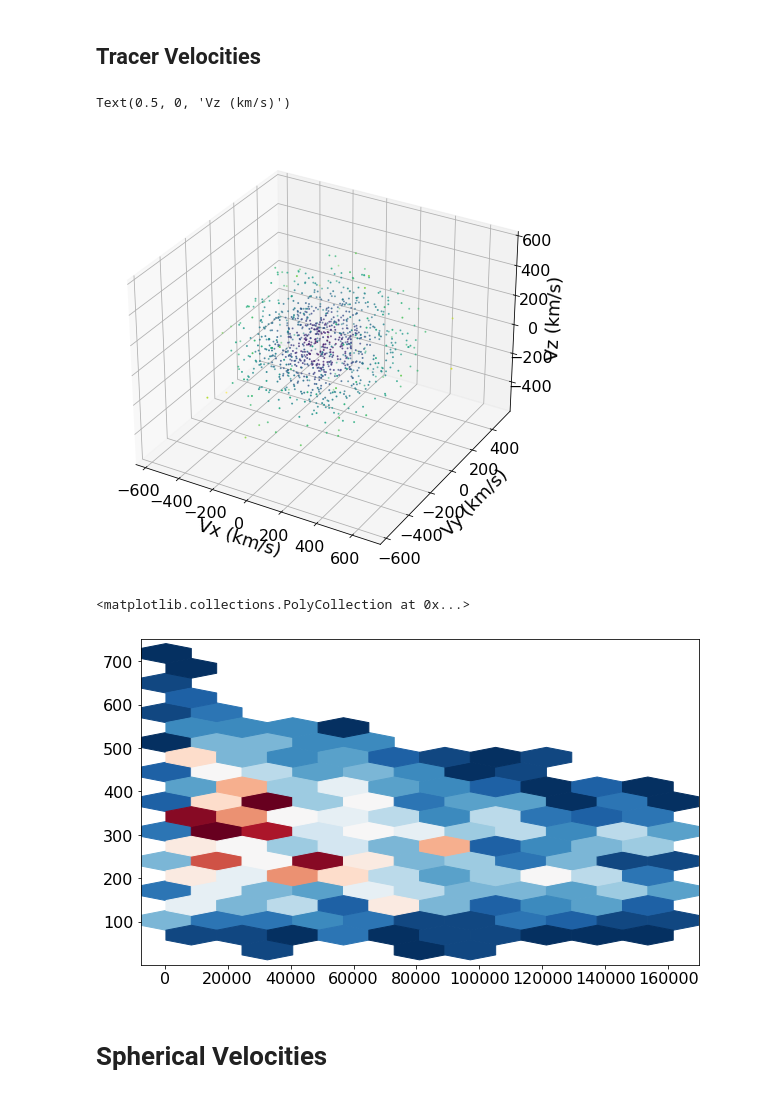
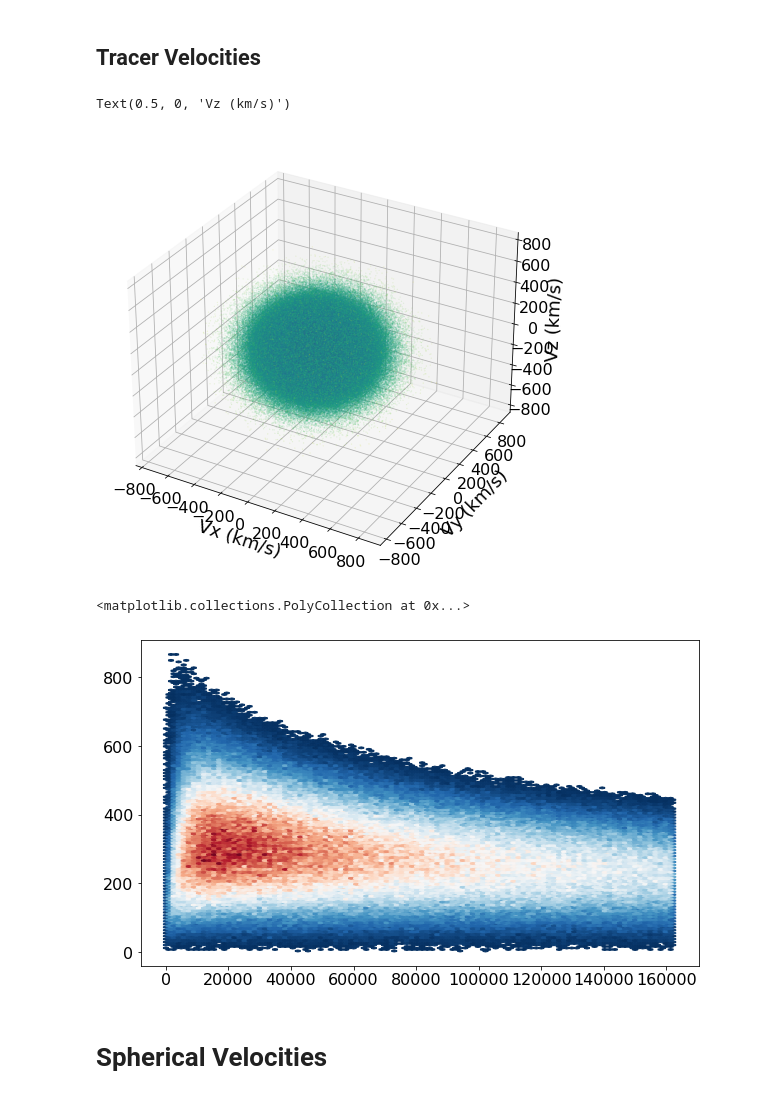
Before and after one commit to EricPutney/nfwHalo, a Jupyter notebook: nfwMockDataGenerator.ipynb, the cells around one changed output. Saved outputs shown, nothing was run; the diff lists cells and outputs as text; code cells hidden in the pictures.

```diff
--- a/nfwMockDataGenerator.ipynb
+++ b/nfwMockDataGenerator.ipynb
@@ -233,7 +233,7 @@ class nfwHalo(): # Our NFW halo object
         for i in range(nTabulatedRadii):
             for j in range(nTabulatedSpeeds):
                 self.psTable[i,j] = NFW.phaseSpaceDistribution(self.tabNormRadii[i],self.tabSpeeds[j],self.haloAttributes)
-            self.speedCubicSplines.append(interp1d(self.tabSpeeds,self.psTable[i,:]))
+            self.speedCubicSplines.append(interp1d(self.tabSpeeds,self.psTable[i,:],kind='cubic',fill_value='extrapolate'))
             if i % int(nTabulatedRadii/10) == 0:
                 print(100*i/nTabulatedRadii)
 
@@ -313,21 +313,21 @@ class nfwHalo(): # Our NFW halo object
 # Let's make a halo!
 
 # Halo parameters
-nTracers = 1000
+nTracers = 10**6
 rScale = 15*10**3 # Lin, Li "The Dark Matter Profiles in the Milky Way" https://arxiv.org/abs/1906.08419
 mwHaloDensity = 3.8 * 10 ** -2 # Solar masses per cubic parsec, Milky way DM halo density (SOFUE 2011)
 delta = 200
 criticalDensity = 1.26 * 10 ** -7 # Solar masses per cubic parsec
 
 # Create an instance of the nfwHalo class
-mwHalo = nfwHalo(nTracers,rScale,mwHaloDensity,delta,criticalDensity,useParallel=False,numThreads=2)
+mwHalo = nfwHalo(nTracers,rScale,mwHaloDensity,delta,criticalDensity,useParallel=True,numThreads=4)
 
 # Print out some information about the halo
 print('rScale is : '+str(mwHalo.rScale),', rDelta is: ' + str(mwHalo.rDelta))
 print('the concentration must then be: ' + str(mwHalo.c))
 
 # Generates the 6D coordinates of nTracer # of tracers using the provided characteristics of the halo.
-mwHalo.genTracers(800,800)
+mwHalo.genTracers(200,200)
 # %% [output]
 rScale is : 15000 , rDelta is: 162157.59323373693
 the concentration must then be: 10.810506215582462
@@ -417,7 +401,7 @@ plt.show()
 # 3D scatterplot of tracer star velocities
 fig = plt.figure(figsize=(8,8))
 ax = fig.add_subplot(111, projection='3d')
-ax.scatter(mwHalo.cartesianPhaseSpacePoints[3],mwHalo.cartesianPhaseSpacePoints[4],mwHalo.cartesianPhaseSpacePoints[5],c=mwHalo.speeds,s=1)
+ax.scatter(mwHalo.cartesianPhaseSpacePoints[3],mwHalo.cartesianPhaseSpacePoints[4],mwHalo.cartesianPhaseSpacePoints[5],c=mwHalo.speeds,s=.01)
 ax.set_xlabel('Vx (km/s)')
 ax.set_ylabel('Vy (km/s)')
 ax.set_zlabel('Vz (km/s)')
@@ -425,16 +409,16 @@ ax.set_zlabel('Vz (km/s)')
 # Colored by speed, from dark blue to yellow
 # %% [output]
 Text(0.5, 0, 'Vz (km/s)')
-[figure, old version]
+[figure, new version]
 # %%
 plt.hexbin(
     mwHalo.radii,
     mwHalo.speeds,
-    mincnt=1,gridsize=(10,10),cmap='RdBu_r'
+    mincnt=1,gridsize=(100,100),cmap='RdBu_r'
 )
 # %% [output]
 <matplotlib.collections.PolyCollection at 0x...>
-[figure, old version]
+[figure, new version]
 # %% [markdown]
 <h1>Spherical Velocities</h1>
 # %%
```
Also changed, not shown: parts of 7 cells of this notebook, 1 other file.
